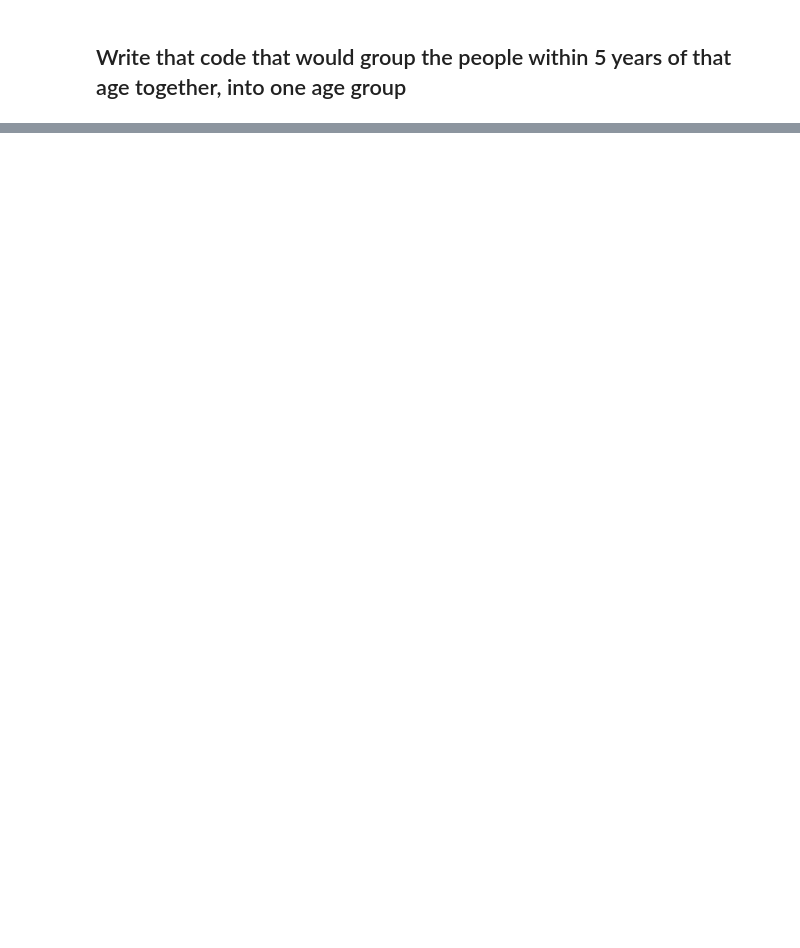
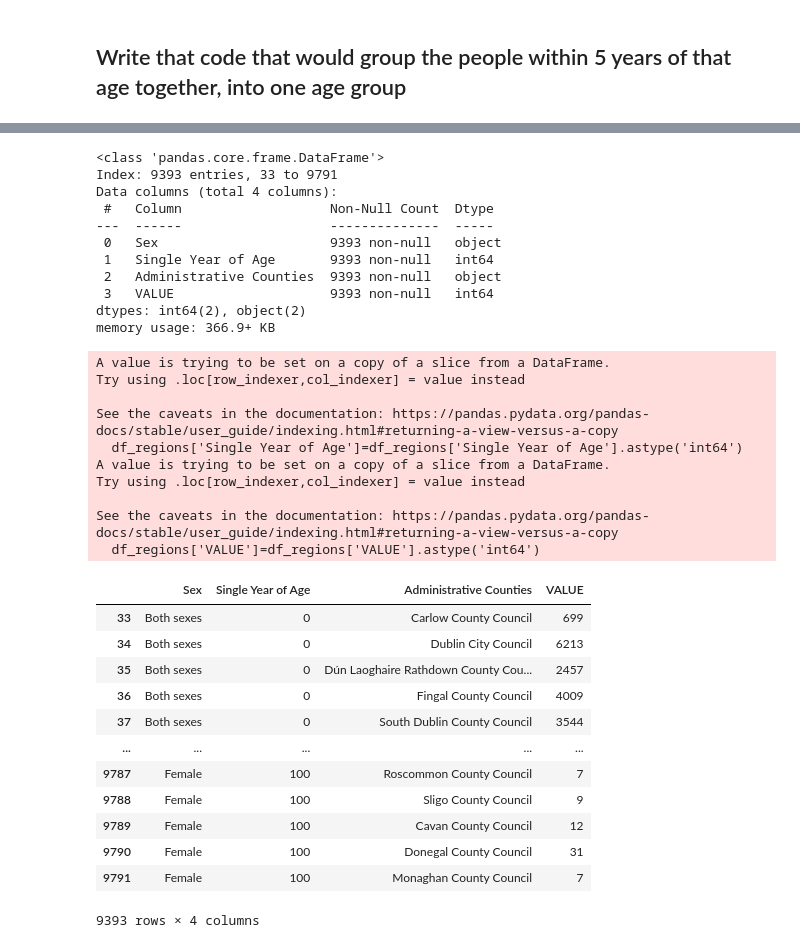
Before and after one commit to FaolanH/programming-for-data-analytics, a Jupyter notebook: pfda-assignments/assignment05_population.ipynb, the cells around one changed output, grey strips where cells are left out. Cells and saved outputs as stored; diff of their text form; code cells hidden in the pictures; blank space fills up the shorter version.

```diff
--- a/pfda-assignments/assignment05_population.ipynb
+++ b/pfda-assignments/assignment05_population.ipynb
@@ -269,0 +365,42 @@ TypeError: '>' not supported between instances of 'str' and 'int'
+# %%
+#Ensure 'Single Year of Age' and 'VALUE' are integers
+df_regions['Single Year of Age']=df_regions['Single Year of Age'].astype('int64')
+df_regions['VALUE']=df_regions['VALUE'].astype('int64')
+#print (df_regions.head(3))
+df_regions.info()
+df_regions
+# %% [output]
+<class 'pandas.core.frame.DataFrame'>
+Index: 9393 entries, 33 to 9791
+Data columns (total 4 columns):
+ #   Column                   Non-Null Count  Dtype
+---  ------                   --------------  -----
+ 0   Sex                      9393 non-null   object
+ 1   Single Year of Age       9393 non-null   int64
+ 2   Administrative Counties  9393 non-null   object
+ 3   VALUE                    9393 non-null   int64
+dtypes: int64(2), object(2)
+memory usage: 366.9+ KB
+A value is trying to be set on a copy of a slice from a DataFrame.
+Try using .loc[row_indexer,col_indexer] = value instead
+
+See the caveats in the documentation: https://pandas.pydata.org/pandas-docs/stable/user_guide/indexing.html#returning-a-view-versus-a-copy
+  df_regions['Single Year of Age']=df_regions['Single Year of Age'].astype('int64')
+A value is trying to be set on a copy of a slice from a DataFrame.
+Try using .loc[row_indexer,col_indexer] = value instead
+
+See the caveats in the documentation: https://pandas.pydata.org/pandas-docs/stable/user_guide/indexing.html#returning-a-view-versus-a-copy
+  df_regions['VALUE']=df_regions['VALUE'].astype('int64')
+|  | Sex | Single Year of Age | Administrative Counties | VALUE |
+| 33 | Both sexes | 0 | Carlow County Council | 699 |
+| 34 | Both sexes | 0 | Dublin City Council | 6213 |
+| 35 | Both sexes | 0 | Dún Laoghaire Rathdown County Cou... | 2457 |
+| 36 | Both sexes | 0 | Fingal County Council | 4009 |
+| 37 | Both sexes | 0 | South Dublin County Council | 3544 |
+| ... | ... | ... | ... | ... |
+| 9787 | Female | 100 | Roscommon County Council | 7 |
+| 9788 | Female | 100 | Sligo County Council | 9 |
+| 9789 | Female | 100 | Cavan County Council | 12 |
+| 9790 | Female | 100 | Donegal County Council | 31 |
+| 9791 | Female | 100 | Monaghan County Council | 7 |
+9393 rows × 4 columns
```
Also changed, not shown: parts of 23 cells of this notebook.
